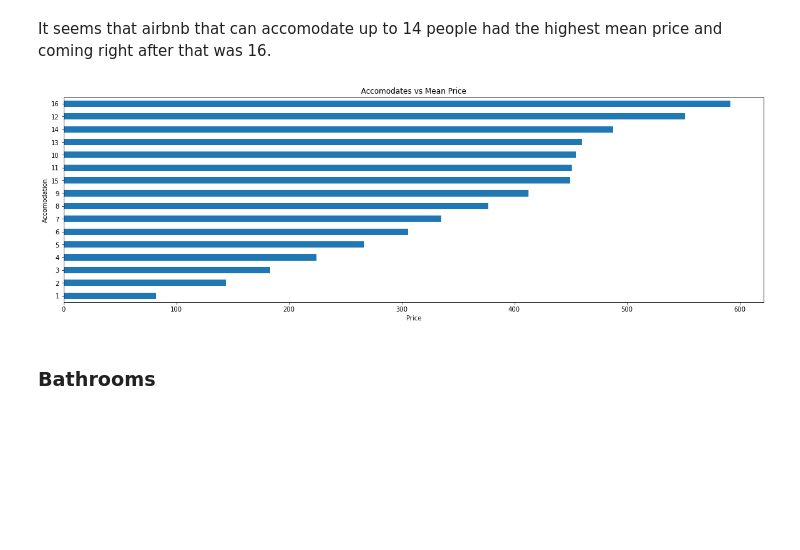
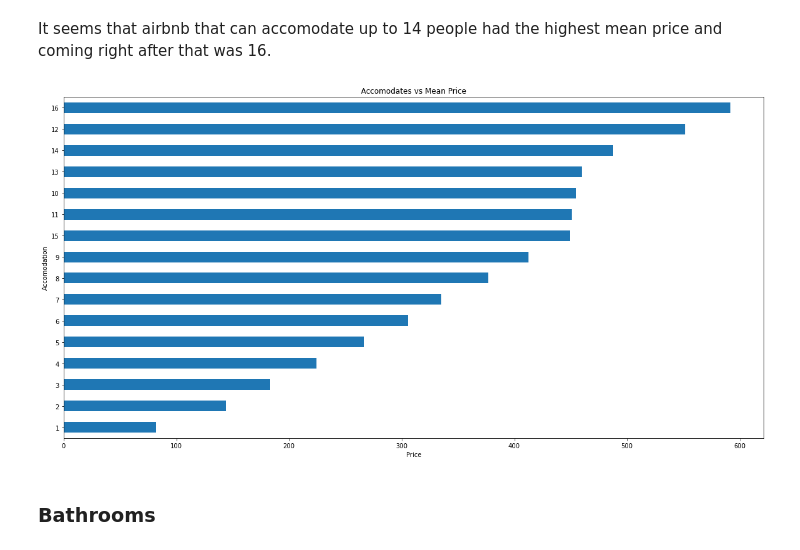
Before and after one commit to vishnu-ko/Predicting_AirBNB, a Jupyter notebook: EDA_02.ipynb, the cells around one changed output. Saved outputs shown, nothing was run; the diff lists cells and outputs as text; code cells hidden in the pictures; blank space fills up the shorter version.

```diff
--- a/EDA_02.ipynb
+++ b/EDA_02.ipynb
@@ -222,13 +222,13 @@ plt.ylabel('Price');
 # %% [markdown]
 It seems that airbnb that can accomodate up to 14 people had the highest mean price and coming right after that was 16.
 # %%
-plt.figure(figsize = (20,6))
+plt.figure(figsize = (20,10))
 df.groupby('accommodates').price.mean().sort_values(ascending = True).plot(kind='barh')
 plt.title('Accomodates vs Mean Price')
 plt.xlabel('Price')
 plt.ylabel('Accomodation');
 # %% [output]
-[figure, old version]
+[figure, new version]
 # %% [markdown]
 ### Bathrooms
 # %% [markdown]
```
Also changed, not shown: parts of 2 cells of this notebook, 1 other file.
